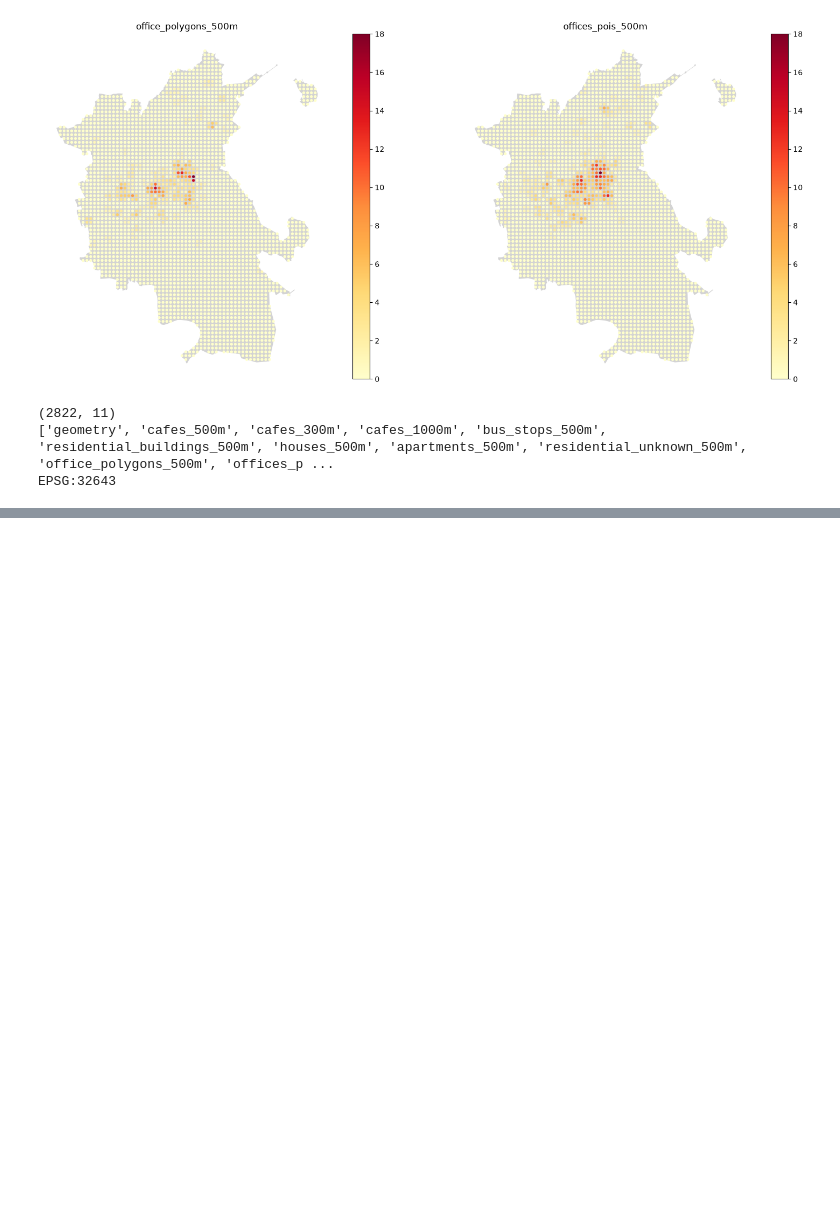
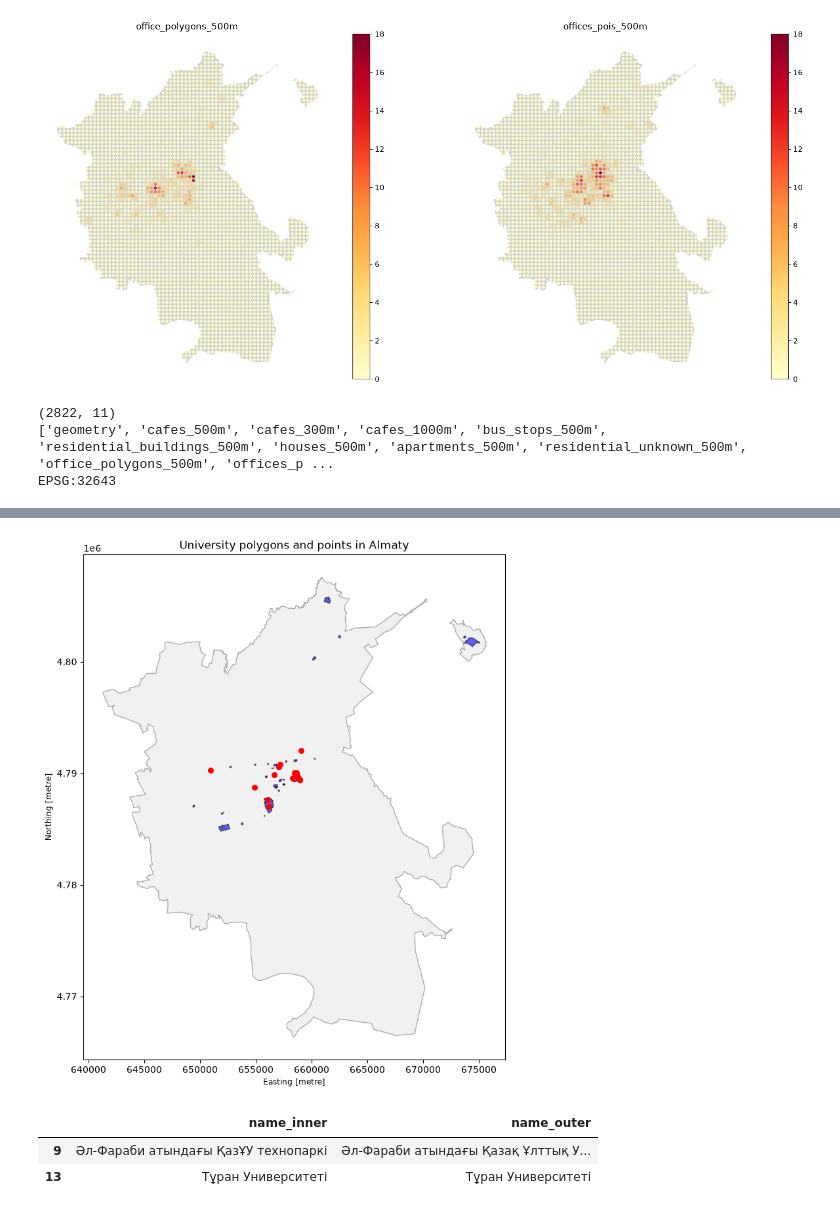
Before and after one commit to muenjmtst/business-location-ai, a Jupyter notebook: notebooks/02_candidate_locations.ipynb, the cells around one changed output, grey strips where cells are left out. Cells and saved outputs as stored; diff of their text form; code cells hidden in the pictures; blank space fills up the shorter version.

Commit message:
Add university feature"

```diff
--- a/notebooks/02_candidate_locations.ipynb
+++ b/notebooks/02_candidate_locations.ipynb
@@ -1163,0 +1189,12 @@ EPSG:32643
+# %%
+universities_points = gpd.read_file(
+    "/Users/david/Desktop/business-location-ai/business-location-ai/data/processed/almaty_universities_points.gpkg"
+)
+
+print("Количество точек:", len(universities_points))
+print("CRS:", universities_points.crs)
+print("Типы геометрий:")
+print(universities_points.geom_type.value_counts())
+
+print("\nНазвания университетов:")
+print(universities_points[["name", "other_tags"]].head(15))
@@ -1163,0 +1314,51 @@ EPSG:32643
+# %%
+import matplotlib.pyplot as plt
+
+fig, ax = plt.subplots(figsize=(12, 10))
+
+# Граница Алматы
+almaty_m.plot(
+    ax=ax,
+    facecolor="lightgray",
+    edgecolor="black",
+    alpha=0.3
+)
+
+# Университетские полигоны
+universities_poly_m.plot(
+    ax=ax,
+    color="blue",
+    alpha=0.6,
+    edgecolor="black"
+)
+
+# Университетские точки
+universities_points_m.plot(
+    ax=ax,
+    color="red",
+    markersize=30
+)
+
+ax.set_title("University polygons and points in Almaty")
+plt.show()
+# %% [output]
+[figure, added]
+# %%
+nested = gpd.sjoin(
+    universities_poly_m,
+    universities_poly_m[["name", "geometry"]],
+    predicate="within",
+    lsuffix="inner",
+    rsuffix="outer"
+)
+
+# Исключаем совпадение объекта с самим собой
+nested = nested[
+    nested.index != nested["index_outer"]
+]
+
+display(nested[["name_inner", "name_outer"]])
+# %% [output]
+|  | name_inner | name_outer |
+| 9 | Әл-Фараби атындағы ҚазҰУ технопаркі | Әл-Фараби атындағы Қазақ Ұлттық У... |
+| 13 | Тұран Университеті | Тұран Университеті |
```
Also changed, not shown: parts of 22 cells of this notebook.
